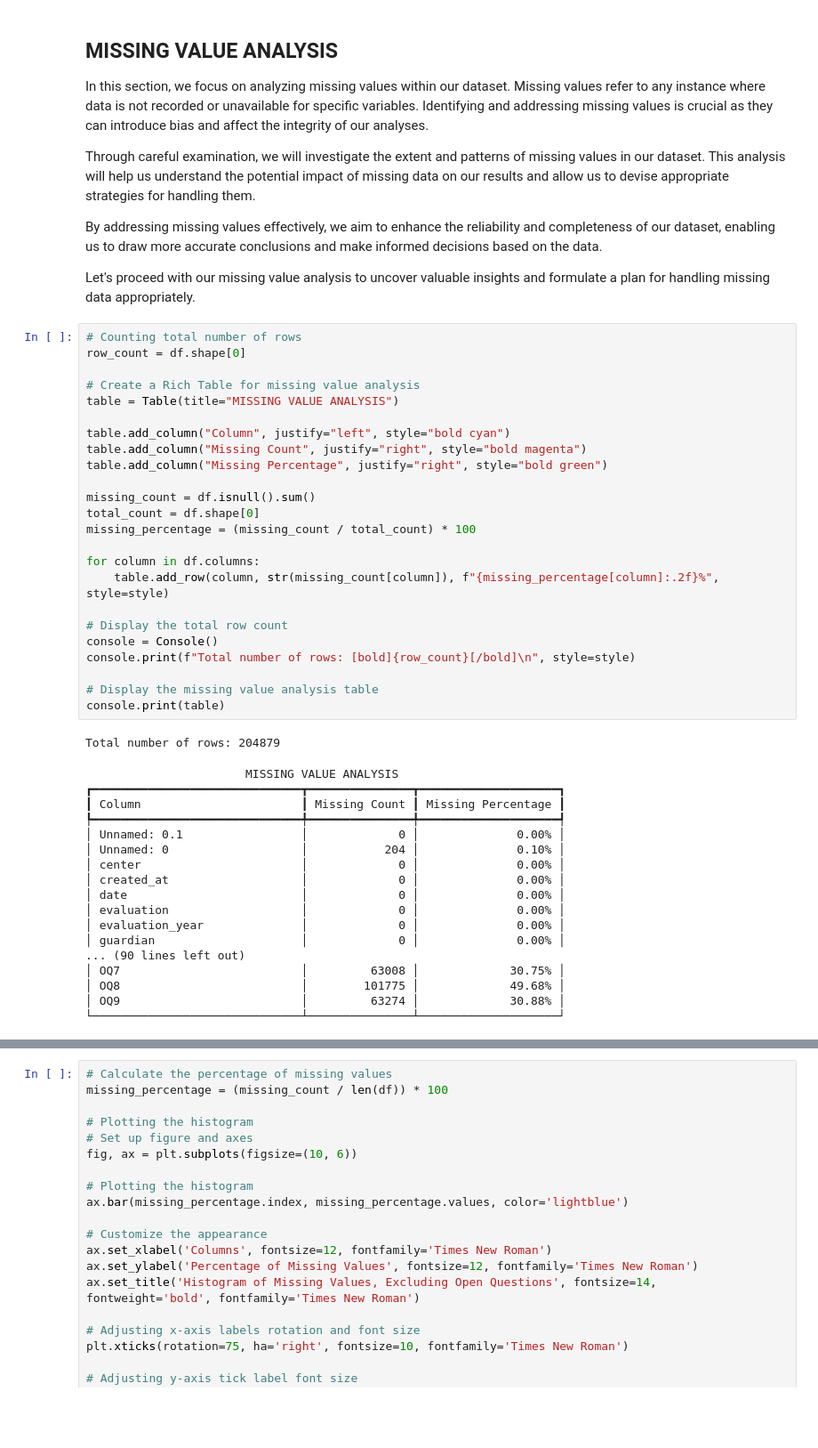
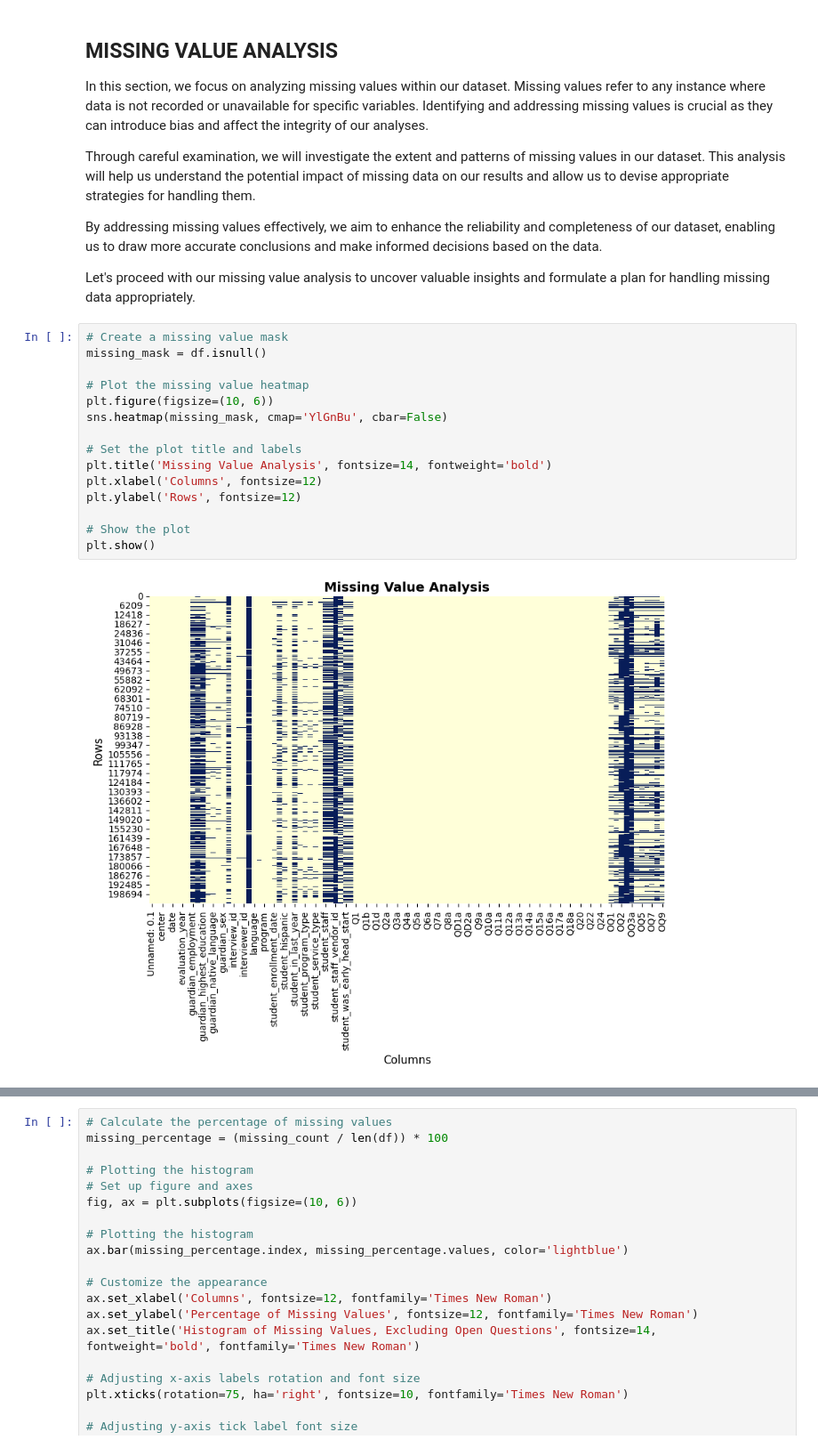
Before and after one commit to bmfores/nhsa-parentgauge, a Jupyter notebook: data_cleaning_analysis.ipynb, the cells around one changed output, grey strips where cells are left out. Shown at 89% size. Saved outputs shown, nothing was run; the diff lists cells and outputs as text; blank space fills up the shorter version.

```diff
--- a/data_cleaning_analysis.ipynb
+++ b/data_cleaning_analysis.ipynb
@@ -74,46 +80,20 @@ Through careful examination, we will investigate the extent and patterns of miss
 By addressing missing values effectively, we aim to enhance the reliability and completeness of our dataset, enabling us to draw more accurate conclusions and make informed decisions based on the data.
 
 Let's proceed with our missing value analysis to uncover valuable insights and formulate a plan for handling missing data appropriately.
-# %%
-# Counting total number of rows
-row_count = df.shape[0]
-
-# Create a Rich Table for missing value analysis
-table = Table(title="MISSING VALUE ANALYSIS")
-
-table.add_column("Column", justify="left", style="bold cyan")
-table.add_column("Missing Count", justify="right", style="bold magenta")
-table.add_column("Missing Percentage", justify="right", style="bold green")
-
-missing_count = df.isnull().sum()
-total_count = df.shape[0]
-missing_percentage = (missing_count / total_count) * 100
-
-for column in df.columns:
-    table.add_row(column, str(missing_count[column]), f"{missing_percentage[column]:.2f}%", style=style)
-
-# Display the total row count
-console = Console()
-console.print(f"Total number of rows: [bold]{row_count}[/bold]\n", style=style)
-
-# Display the missing value analysis table
-console.print(table)
-# %% [output]
-Total number of rows: 204879
-                       MISSING VALUE ANALYSIS
-┏━━━━━━━━━━━━━━━━━━━━━━━━━━━━━━┳━━━━━━━━━━━━━━━┳━━━━━━━━━━━━━━━━━━━━┓
-┃ Column                       ┃ Missing Count ┃ Missing Percentage ┃
-┡━━━━━━━━━━━━━━━━━━━━━━━━━━━━━━╇━━━━━━━━━━━━━━━╇━━━━━━━━━━━━━━━━━━━━┩
-│ Unnamed: 0.1                 │             0 │              0.00% │
-│ Unnamed: 0                   │           204 │              0.10% │
-│ center                       │             0 │              0.00% │
-│ created_at                   │             0 │              0.00% │
-│ date                         │             0 │              0.00% │
-│ evaluation                   │             0 │              0.00% │
-│ evaluation_year              │             0 │              0.00% │
-│ guardian                     │             0 │              0.00% │
-... (90 lines left out)
-│ OQ7                          │         63008 │             30.75% │
-│ OQ8                          │        101775 │             49.68% │
-│ OQ9                          │         63274 │             30.88% │
-└──────────────────────────────┴───────────────┴────────────────────┘
+# %%
+# Create a missing value mask
+missing_mask = df.isnull()
+
+# Plot the missing value heatmap
+plt.figure(figsize=(10, 6))
+sns.heatmap(missing_mask, cmap='YlGnBu', cbar=False)
+
+# Set the plot title and labels
+plt.title('Missing Value Analysis', fontsize=14, fontweight='bold')
+plt.xlabel('Columns', fontsize=12)
+plt.ylabel('Rows', fontsize=12)
+
+# Show the plot
+plt.show()
+# %% [output]
+[figure, added]
```
Also changed, not shown: parts of 8 cells of this notebook.
